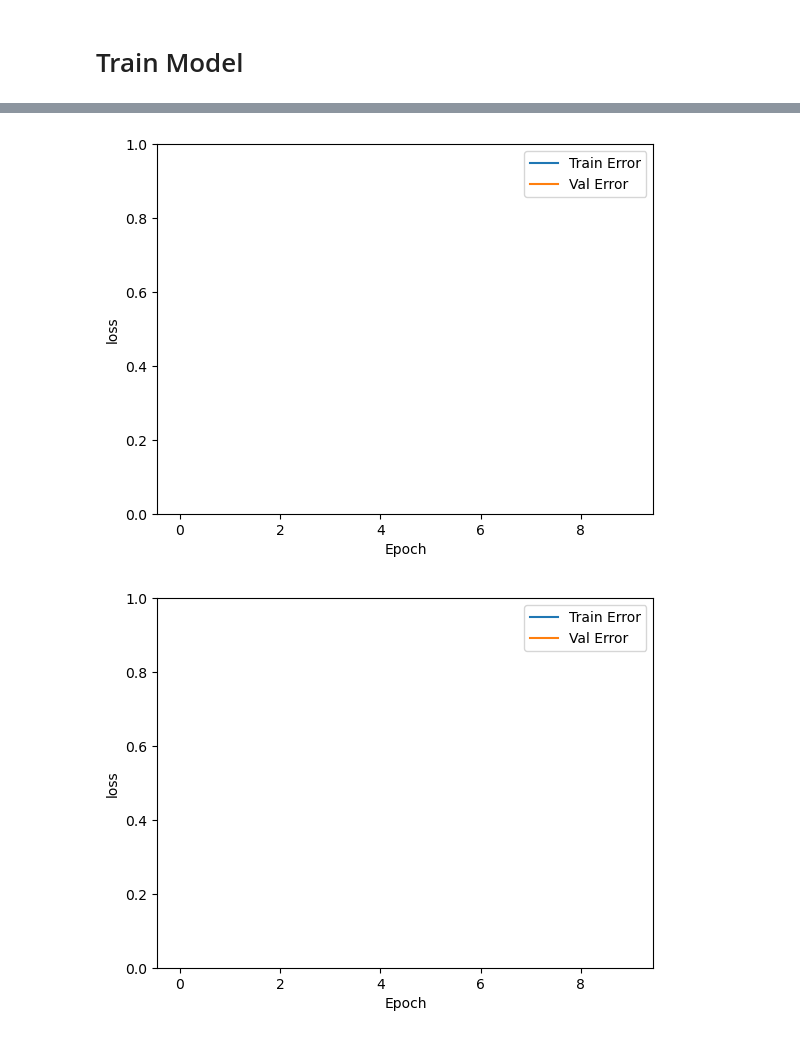
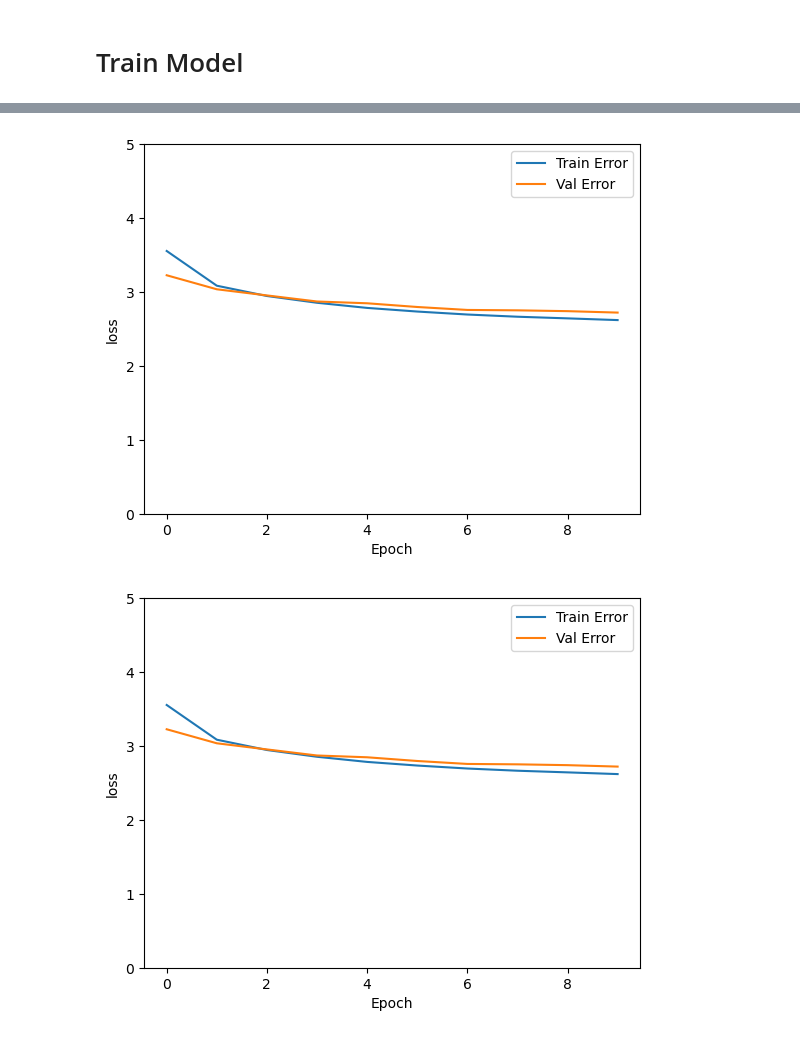
Before and after one commit to BMB0/Assignment-5, a Jupyter notebook: Assignment_5.ipynb, the cells around one changed output, grey strips where cells are left out. Cells and saved outputs as stored; diff of their text form; code cells hidden in the pictures.

Commit message:
Testing model

```diff
--- a/Assignment_5.ipynb
+++ b/Assignment_5.ipynb
@@ -173,4 +174,4 @@ train_labels = train_dataset.pop('track_genre')
 # %%
 label_dict = dict(enumerate(set(train_labels)))
 # %%
-label_dict = {v: k for k, v in label_dict.items()}
+inv_label_dict = {v: k for k, v in label_dict.items()}
@@ -205,7 +206,7 @@ len(label_dict)
 # %%
 train_labels_num = []
 for label in train_labels:
-    train_labels_num.append(label_dict[label])
+    train_labels_num.append(inv_label_dict[label])
 
 train_labels_num
 # %% [output]
@@ -277,13 +301,8 @@ normed_train_data.shape
 # %%
-def build_model():
-    model = keras.Sequential([
-    keras.layers.Dense(64, activation='relu', input_shape=[len(normed_train_data.keys())]),
-    keras.layers.Dense(64, activation='relu'),
+model = keras.Sequential([
+    keras.layers.Dense(62, activation='relu', input_shape=[len(normed_train_data.keys())]),
+    keras.layers.Dense(62, activation='relu'),
+    keras.layers.Dense(62, activation='relu'),
+    keras.layers.Dense(62, activation='relu'),
     keras.layers.Dense(len(label_dict), activation='softmax')
-    ])
-
-    model.compile(optimizer='adam',
-              loss='sparse_categorical_crossentropy',
-              metrics=['accuracy'])
-
-    return model
+])
@@ -290,7 +314,5 @@ def build_model():
 # %% [markdown]
 # Train Model
-# %%
-model = build_model()
 # %%
 model.summary()
 # %% [output]
@@ -355,30 +363,30 @@ Epoch 10/10
 # %%
 def plot_history(history):
     hist = pd.DataFrame(history.history)
     hist['epoch'] = history.epoch
 
     plt.figure()
     plt.xlabel('Epoch')
     plt.ylabel('loss')
     plt.plot(hist['epoch'], hist['loss'],
            label='Train Error')
     plt.plot(hist['epoch'], hist['val_loss'],
            label = 'Val Error')
-    plt.ylim([0,1])
+    plt.ylim([0,5])
     plt.legend()
 
     plt.figure()
     plt.xlabel('Epoch')
     plt.ylabel('loss')
     plt.plot(hist['epoch'], hist['loss'],
            label='Train Error')
     plt.plot(hist['epoch'], hist['val_loss'],
            label = 'Val Error')
-    plt.ylim([0,1])
+    plt.ylim([0,5])
     plt.legend()
     plt.show()
 
 plot_history(hist)
 # %% [output]
-[figure, old version]
+[figure, new version]
-[figure, old version]
+[figure, new version]
```
Also changed, not shown: parts of 20 cells of this notebook.
